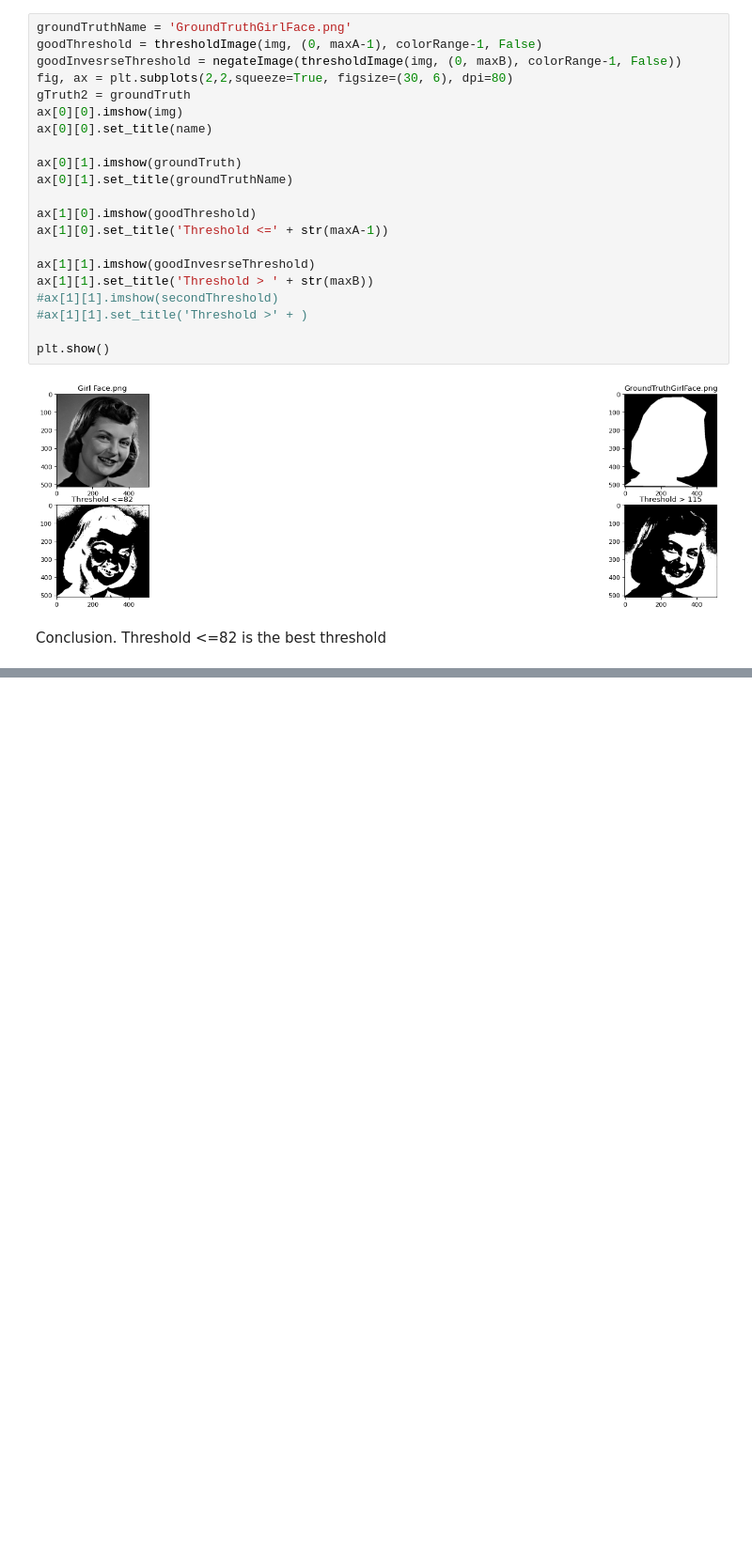
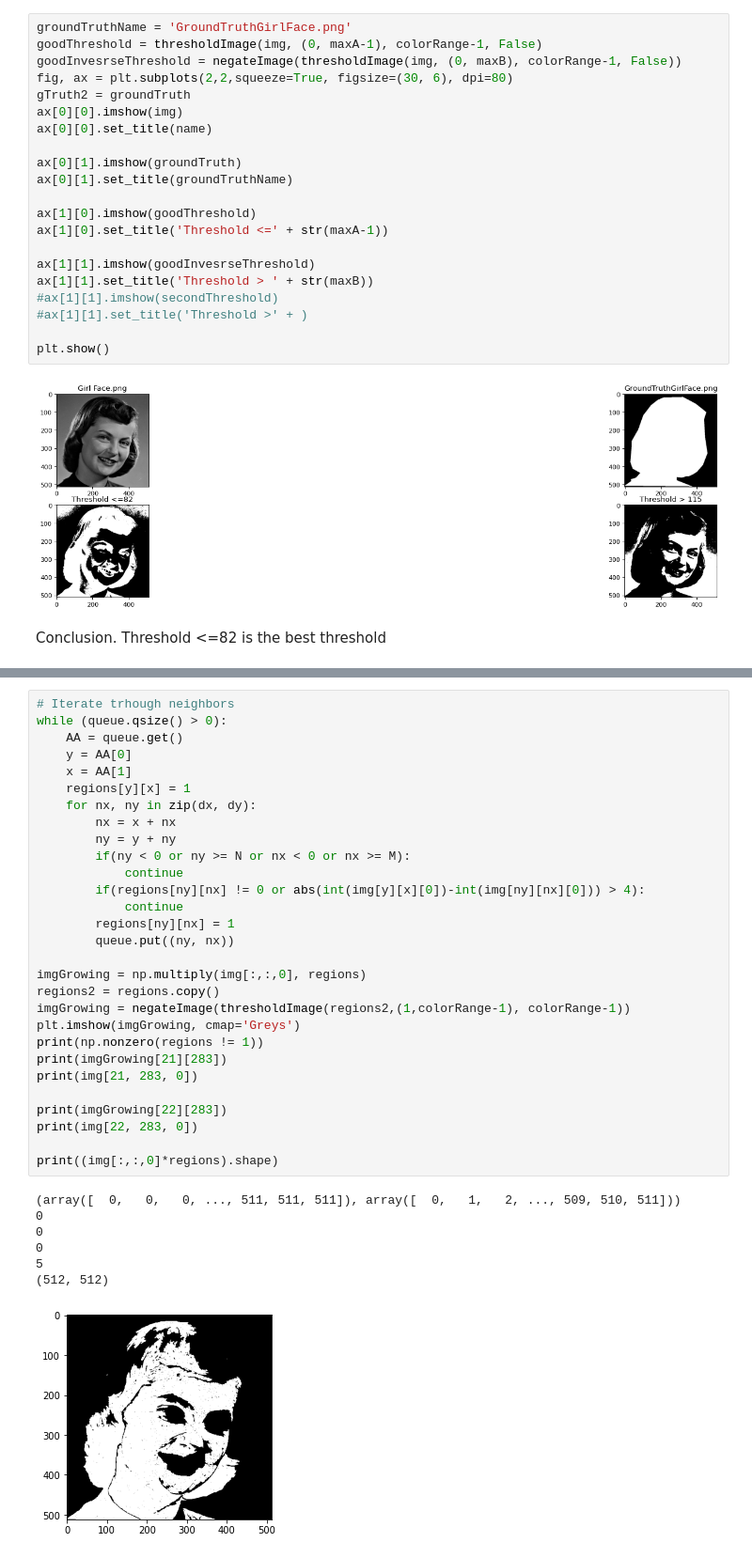
Before and after one commit to jmcsuite/AgentesInteligentes_Up2022, a Jupyter notebook: Trabajo1_0226259_0226154/codigo/main.ipynb, the cells around one changed output, grey strips where cells are left out. Shown at 94% size. Saved outputs shown, nothing was run; the diff lists cells and outputs as text; blank space fills up the shorter version.

```diff
--- a/Trabajo1_0226259_0226154/codigo/main.ipynb
+++ b/Trabajo1_0226259_0226154/codigo/main.ipynb
@@ -276,0 +311,37 @@ Conclusion. Threshold <=82 is the best threshold
+# %%
+# Iterate trhough neighbors
+while (queue.qsize() > 0):
+    AA = queue.get()
+    y = AA[0]
+    x = AA[1]
+    regions[y][x] = 1
+    for nx, ny in zip(dx, dy):
+        nx = x + nx
+        ny = y + ny
+        if(ny < 0 or ny >= N or nx < 0 or nx >= M):
+            continue
+        if(regions[ny][nx] != 0 or abs(int(img[y][x][0])-int(img[ny][nx][0])) > 4):
+            continue
+        regions[ny][nx] = 1
+        queue.put((ny, nx))
+
+imgGrowing = np.multiply(img[:,:,0], regions)
+regions2 = regions.copy()
+imgGrowing = negateImage(thresholdImage(regions2,(1,colorRange-1), colorRange-1))
+plt.imshow(imgGrowing, cmap='Greys')
+print(np.nonzero(regions != 1))
+print(imgGrowing[21][283])
+print(img[21, 283, 0])
+
+print(imgGrowing[22][283])
+print(img[22, 283, 0])
+
+print((img[:,:,0]*regions).shape)
+# %% [output]
+(array([  0,   0,   0, ..., 511, 511, 511]), array([  0,   1,   2, ..., 509, 510, 511]))
+0
+0
+0
+5
+(512, 512)
+[figure, added]
```
Also changed, not shown: parts of 8 cells of this notebook.
